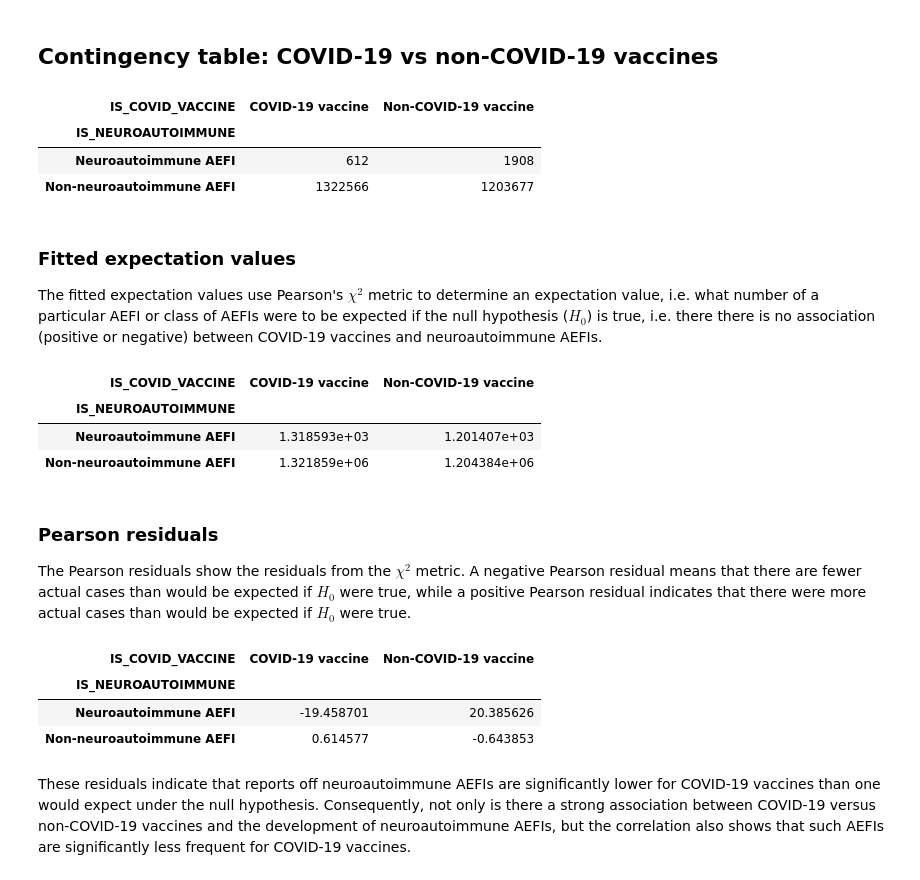
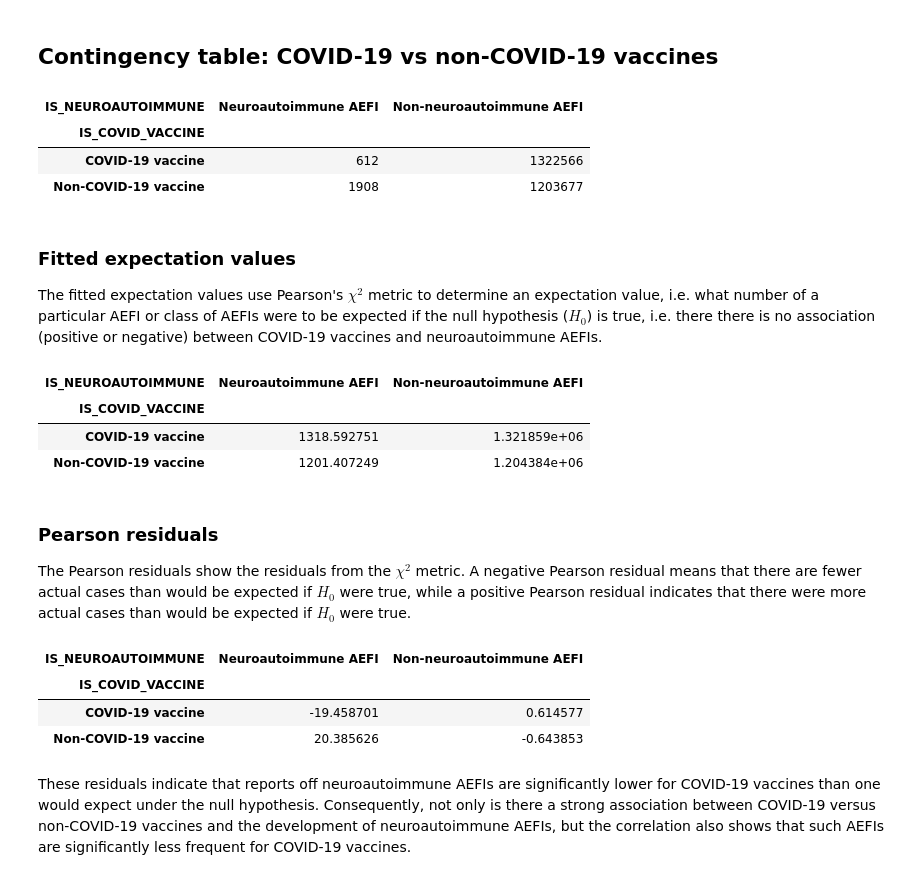
Before and after one commit to chrisvoncsefalvay/covid19-neuroautoimmune-aefis, a Jupyter notebook: COVID vaccination and neuroautoimmune disorders.ipynb, the cells around one changed output. Drawn from its saved outputs; the diff is of its cells as text; code cells hidden in the pictures.

Commit message:
Minor patches to the contingency table transposition issue.'

```diff
--- a/COVID vaccination and neuroautoimmune disorders.ipynb
+++ b/COVID vaccination and neuroautoimmune disorders.ipynb
@@ -181,16 +181,17 @@ Name: AGE_YRS, dtype: float64
 # %%
 xt = pd.crosstab(vaers_data.IS_NEUROAUTOIMMUNE, vaers_data.IS_COVID_VACCINE)
 
 _d = xt.rename(columns={0: "Non-COVID-19 vaccine", 1: "COVID-19 vaccine"},
                index={0: "Non-neuroautoimmune AEFI", 1: "Neuroautoimmune AEFI"})
 
-table = sm.stats.Table(_d.loc[["Neuroautoimmune AEFI", "Non-neuroautoimmune AEFI"], ["COVID-19 vaccine", "Non-COVID-19 vaccine"]])
+table = sm.stats.Table(_d.loc[["Neuroautoimmune AEFI", "Non-neuroautoimmune AEFI"], ["COVID-19 vaccine", "Non-COVID-19 vaccine"]].T)
+
 table.table_orig
 # %% [output]
-| IS_COVID_VACCINE | COVID-19 vaccine | Non-COVID-19 vaccine |
-| IS_NEUROAUTOIMMUNE |  |  |
-| Neuroautoimmune AEFI | 612 | 1908 |
-| Non-neuroautoimmune AEFI | 1322566 | 1203677 |
+| IS_NEUROAUTOIMMUNE | Neuroautoimmune AEFI | Non-neuroautoimmune AEFI |
+| IS_COVID_VACCINE |  |  |
+| COVID-19 vaccine | 612 | 1322566 |
+| Non-COVID-19 vaccine | 1908 | 1203677 |
 # %% [markdown]
 ### Fitted expectation values
 
@@ -200,10 +201,10 @@ there is no association (positive or negative) between COVID-19 vaccines and neu
 # %%
 table.fittedvalues
 # %% [output]
-| IS_COVID_VACCINE | COVID-19 vaccine | Non-COVID-19 vaccine |
-| IS_NEUROAUTOIMMUNE |  |  |
-| Neuroautoimmune AEFI | 1.318593e+03 | 1.201407e+03 |
-| Non-neuroautoimmune AEFI | 1.321859e+06 | 1.204384e+06 |
+| IS_NEUROAUTOIMMUNE | Neuroautoimmune AEFI | Non-neuroautoimmune AEFI |
+| IS_COVID_VACCINE |  |  |
+| COVID-19 vaccine | 1318.592751 | 1.321859e+06 |
+| Non-COVID-19 vaccine | 1201.407249 | 1.204384e+06 |
 # %% [markdown]
 ### Pearson residuals
 
@@ -213,10 +214,10 @@ were more actual cases than would be expected if $H_0$ were true.
 # %%
 table.resid_pearson
 # %% [output]
-| IS_COVID_VACCINE | COVID-19 vaccine | Non-COVID-19 vaccine |
-| IS_NEUROAUTOIMMUNE |  |  |
-| Neuroautoimmune AEFI | -19.458701 | 20.385626 |
-| Non-neuroautoimmune AEFI | 0.614577 | -0.643853 |
+| IS_NEUROAUTOIMMUNE | Neuroautoimmune AEFI | Non-neuroautoimmune AEFI |
+| IS_COVID_VACCINE |  |  |
+| COVID-19 vaccine | -19.458701 | 0.614577 |
+| Non-COVID-19 vaccine | 20.385626 | -0.643853 |
 # %% [markdown]
 These residuals indicate that reports off neuroautoimmune AEFIs are significantly lower for COVID-19 vaccines than
 one would expect under the null hypothesis. Consequently, not only is there a strong association between COVID-19
```
Also changed, not shown: parts of 2 cells of this notebook, 6 other files.
